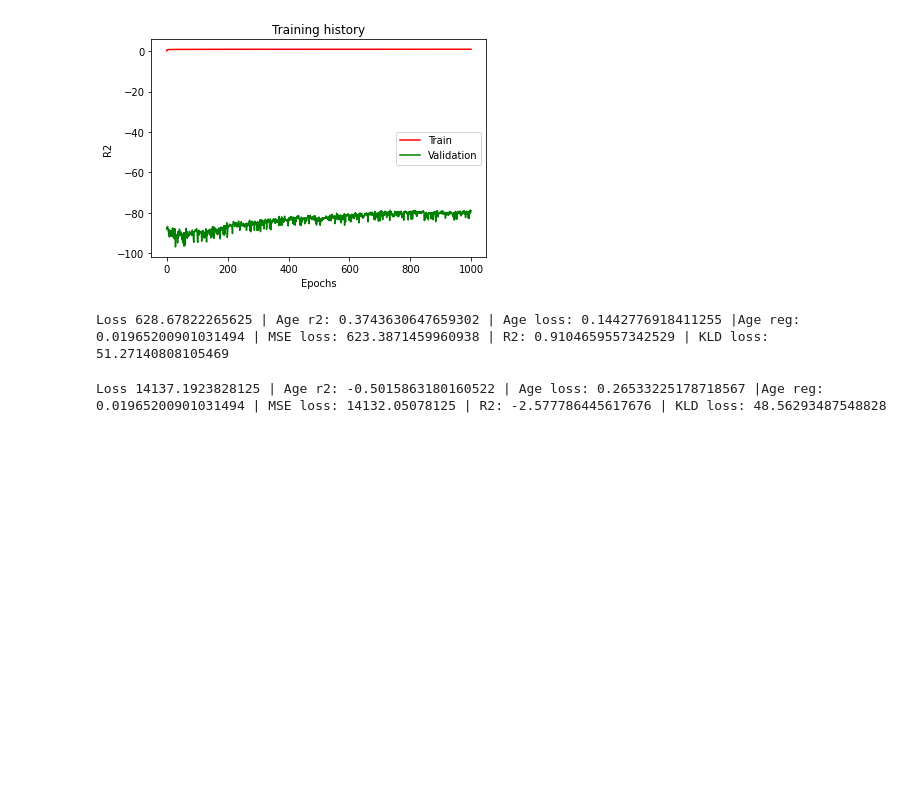
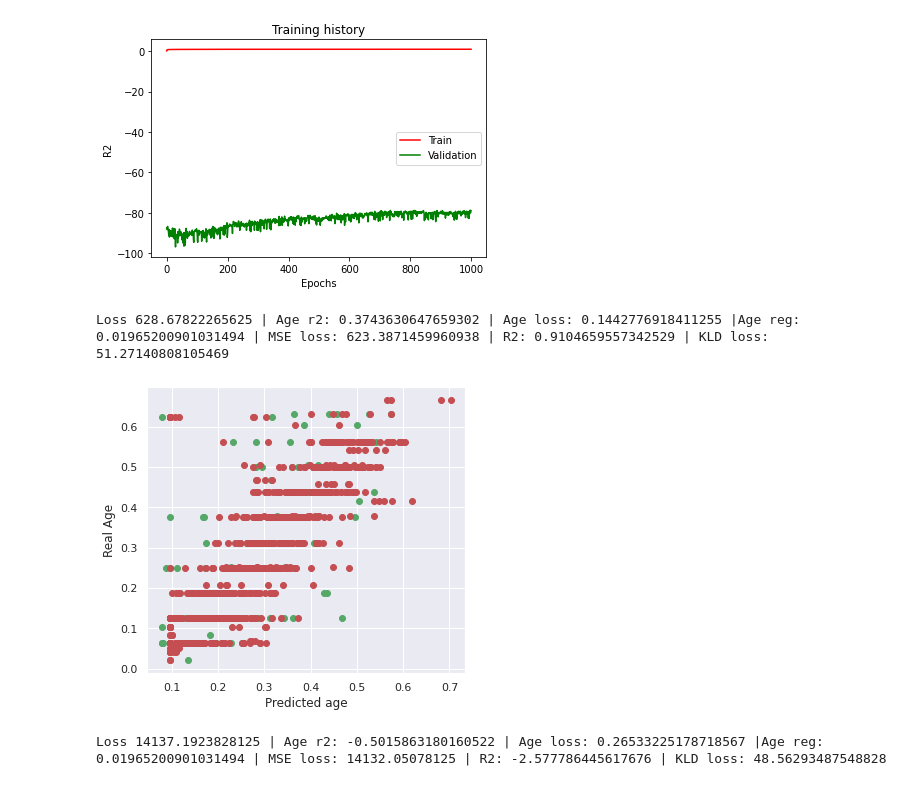
Before and after one commit to eluator/ResearchBioinf, a Jupyter notebook: AgingVAE-FCN-Mice.ipynb, the cells around one changed output. Saved outputs shown, nothing was run; the diff lists cells and outputs as text; code cells hidden in the pictures; blank space fills up the shorter version.

Commit message:
Real/predicted age graphic

```diff
--- a/AgingVAE-FCN-Mice.ipynb
+++ b/AgingVAE-FCN-Mice.ipynb
@@ -159,6 +159,21 @@ plt.show()
 test_AgeVae(vae, test, device, age_weight = 1)
 # %% [output]
 Loss 628.67822265625 | Age r2: 0.3743630647659302 | Age loss: 0.1442776918411255 |Age reg: 0.01965200901031494 | MSE loss: 623.3871459960938 | R2: 0.9104659557342529 | KLD loss: 51.27140808105469
+# %%
+x, age = test[:, :-1], test[:, -1]
+_, _, age_pred = vae(x.to(device))
+plt.scatter(age_pred.cpu().detach(), age, color='g', label='Test')
+
+x, age = train[:, :-1], train[:, -1]
+_, _, age_pred = vae(x.to(device))
+plt.scatter(age_pred.cpu().detach(), age, color='r', label='Train')
+
+plt.xlabel("Predicted age")
+plt.ylabel("Real Age")
+
+plt.show()
+# %% [output]
+[figure, added]
 # %%
 data_test_brain = data.fillna(0)[data['Species'] == "Human"]
 data_test_brain = torch.Tensor(data_test_brain.select_dtypes(include=['float64']).iloc[:, :-1].values).to(device)
```
